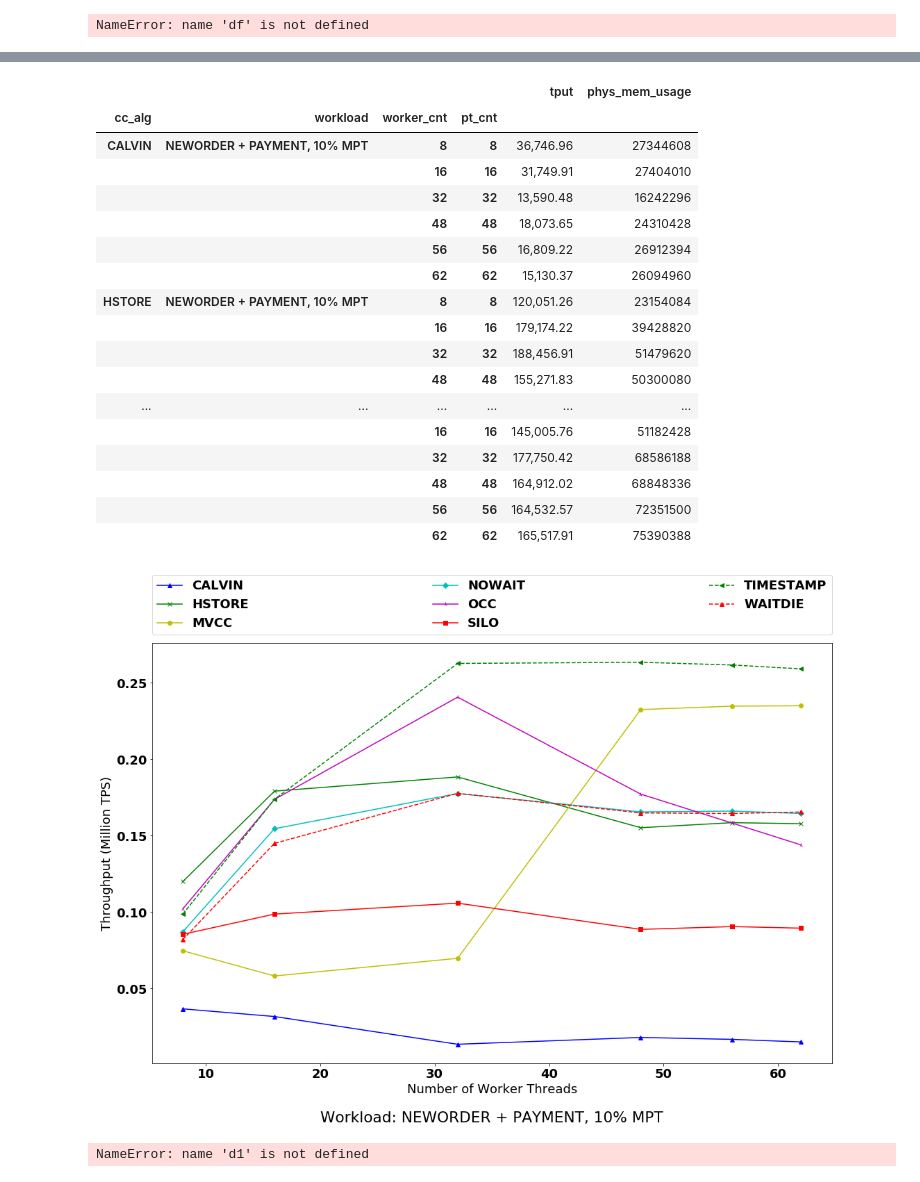
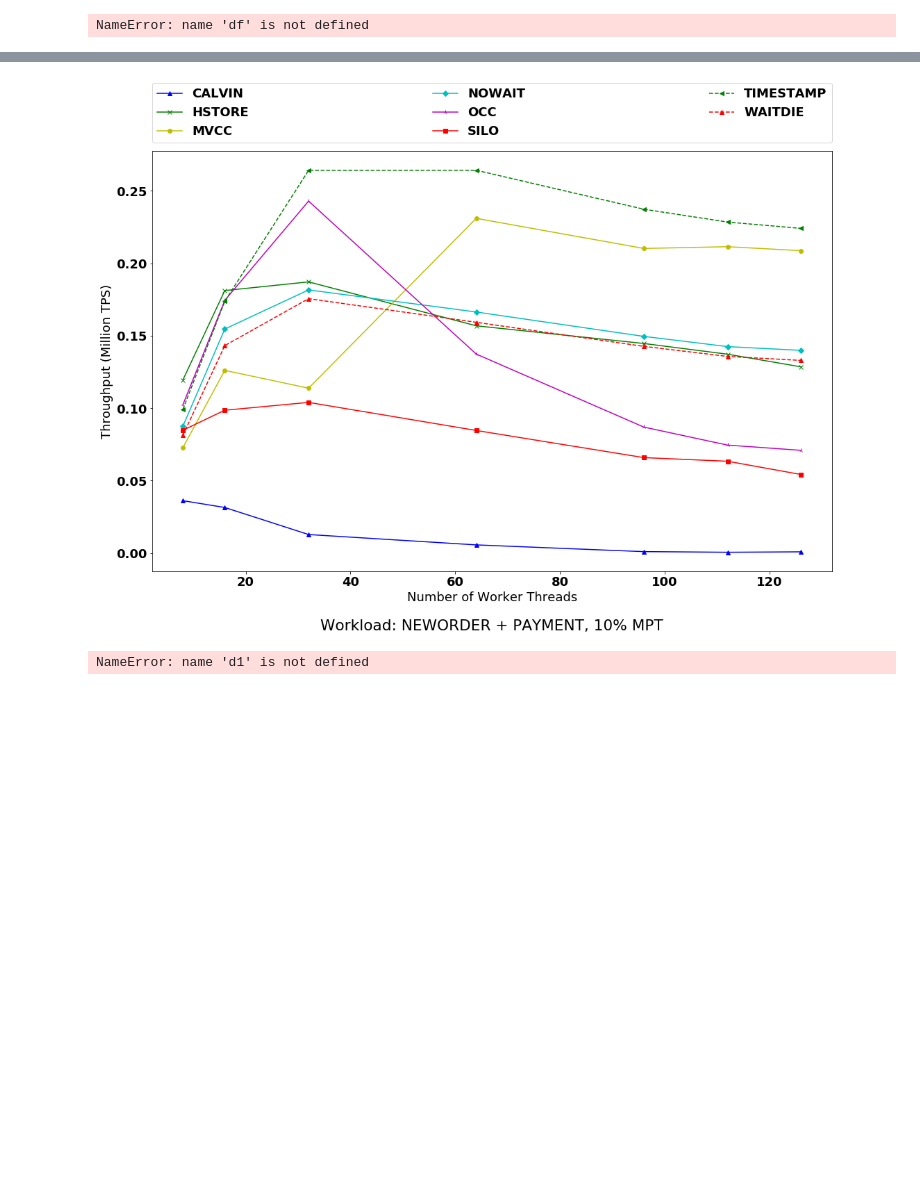
Before and after one commit to qadahtm/deneva, a Jupyter notebook: pynb/QueCC.ipynb, the cells around one changed output, grey strips where cells are left out. Cells and saved outputs as stored; diff of their text form; code cells hidden in the pictures; blank space fills up the shorter version.

```diff
--- a/pynb/QueCC.ipynb
+++ b/pynb/QueCC.ipynb
@@ -614,8 +614,8 @@ agg_req_normal = {'tput':'mean','phys_mem_usage':'mean'}
 agg_req = agg_req_normal
 us = 1000000
 
-tpcc_set1 = "/Users/qadahtm/Dev/halstead/deneva_project/deneva/exp_results/tpcc_mix50_mpr10_set1_M64"
-tpcc_set2 = "/Users/qadahtm/Dev/halstead/deneva_project/deneva/exp_results/tpcc_mix50_mpr10_set2_M64"
+tpcc_set1 = "/Users/qadahtm/Dev/halstead/deneva_project/deneva/exp_results/tpcc_mix50_mpr10_set1_M128"
+tpcc_set2 = "/Users/qadahtm/Dev/halstead/deneva_project/deneva/exp_results/tpcc_mix50_mpr10_set2_M128"
 
 ycsb_wl = "/Users/qadahtm/Dev/halstead/deneva_project/deneva/exp_results/ycsb_results_october"
 # df_ycsb_wl = pd.DataFrame(parse_directory(ycsb_wl))
@@ -785,53 +785,35 @@ for t in ztheta:
 #         ax.set_ylabel('Throughput (Million TPS)')
 #         # ax.set_xlabel('Zipfian Theta')
 #         ax.set_xlabel('Number of Partitions')
 
 plt.legend(bbox_to_anchor=(0.0, 1.02, 1.0, .102),
            loc=8,
                ncol=3, mode="expand", borderaxespad=0.)
 plt.subplots_adjust(top=0.92, bottom=0.08, left=0.10, right=0.95, hspace=0.25,
                     wspace=0.35)
 
-grouped_f
+# grouped_f
 # %% [output]
 ['CALVIN', 'HSTORE', 'MVCC', 'NOWAIT', 'OCC', 'SILO', 'TIMESTAMP', 'WAITDIE']
 ['NEWORDER + PAYMENT, 10% MPT']
 CALVIN
 NEWORDER + PAYMENT, 10% MPT
 HSTORE
 NEWORDER + PAYMENT, 10% MPT
 MVCC
 NEWORDER + PAYMENT, 10% MPT
 NOWAIT
 NEWORDER + PAYMENT, 10% MPT
 OCC
 NEWORDER + PAYMENT, 10% MPT
 SILO
 NEWORDER + PAYMENT, 10% MPT
 TIMESTAMP
 NEWORDER + PAYMENT, 10% MPT
 WAITDIE
 NEWORDER + PAYMENT, 10% MPT
 111
-|  |  |  |  | tput | phys_mem_usage |
-| cc_alg | workload | worker_cnt | pt_cnt |  |  |
-| CALVIN | NEWORDER + PAYMENT, 10% MPT | 8 | 8 | 36,746.96 | 27344608 |
-|  |  | 16 | 16 | 31,749.91 | 27404010 |
-|  |  | 32 | 32 | 13,590.48 | 16242296 |
-|  |  | 48 | 48 | 18,073.65 | 24310428 |
-|  |  | 56 | 56 | 16,809.22 | 26912394 |
-|  |  | 62 | 62 | 15,130.37 | 26094960 |
-| HSTORE | NEWORDER + PAYMENT, 10% MPT | 8 | 8 | 120,051.26 | 23154084 |
-|  |  | 16 | 16 | 179,174.22 | 39428820 |
-|  |  | 32 | 32 | 188,456.91 | 51479620 |
-|  |  | 48 | 48 | 155,271.83 | 50300080 |
-| ... | ... | ... | ... | ... | ... |
-|  |  | 16 | 16 | 145,005.76 | 51182428 |
-|  |  | 32 | 32 | 177,750.42 | 68586188 |
-|  |  | 48 | 48 | 164,912.02 | 68848336 |
-|  |  | 56 | 56 | 164,532.57 | 72351500 |
-|  |  | 62 | 62 | 165,517.91 | 75390388 |
-[figure, old version]
+[figure, new version]
 # %%
 ### d1 = "/Users/qadahtm/Dev/halstead/deneva_project/deneva/exp_results/normal_mode_withdb_simple_eagersplit_zt0_zt6_zt9_tdg_commit"
 d2 = "/Users/qadahtm/Dev/halstead/deneva_project/deneva/exp_results/normal_mode_withdb_simple_eagersplit_zt95_zt99_tdg_commit"
```
Also changed, not shown: parts of 2 cells of this notebook, 16 other files.
